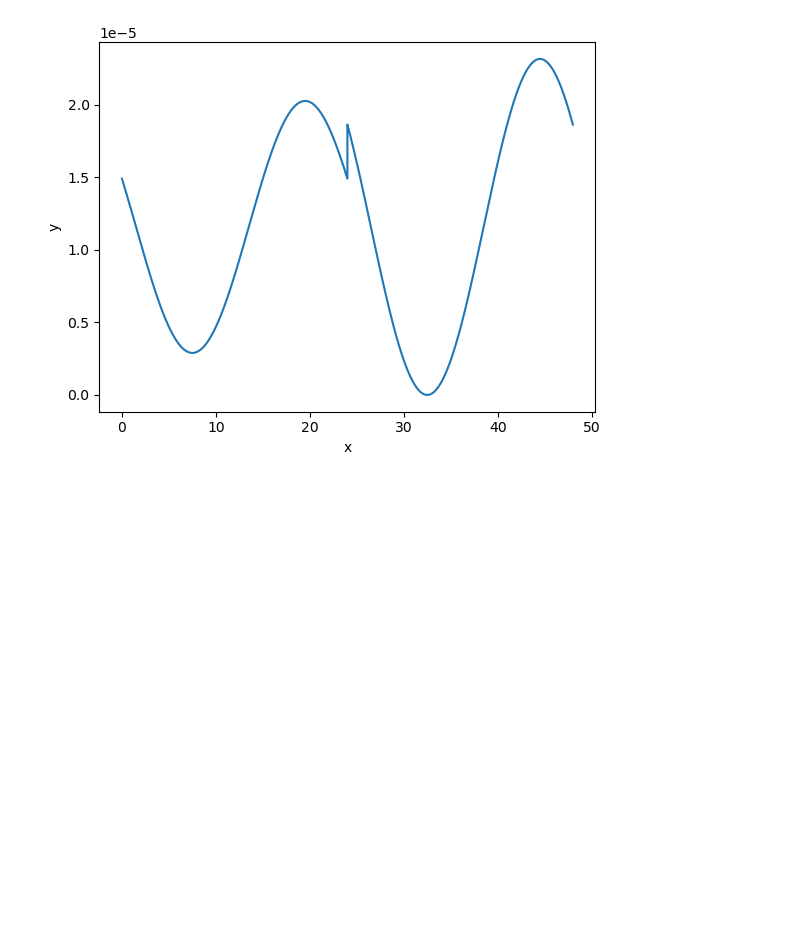
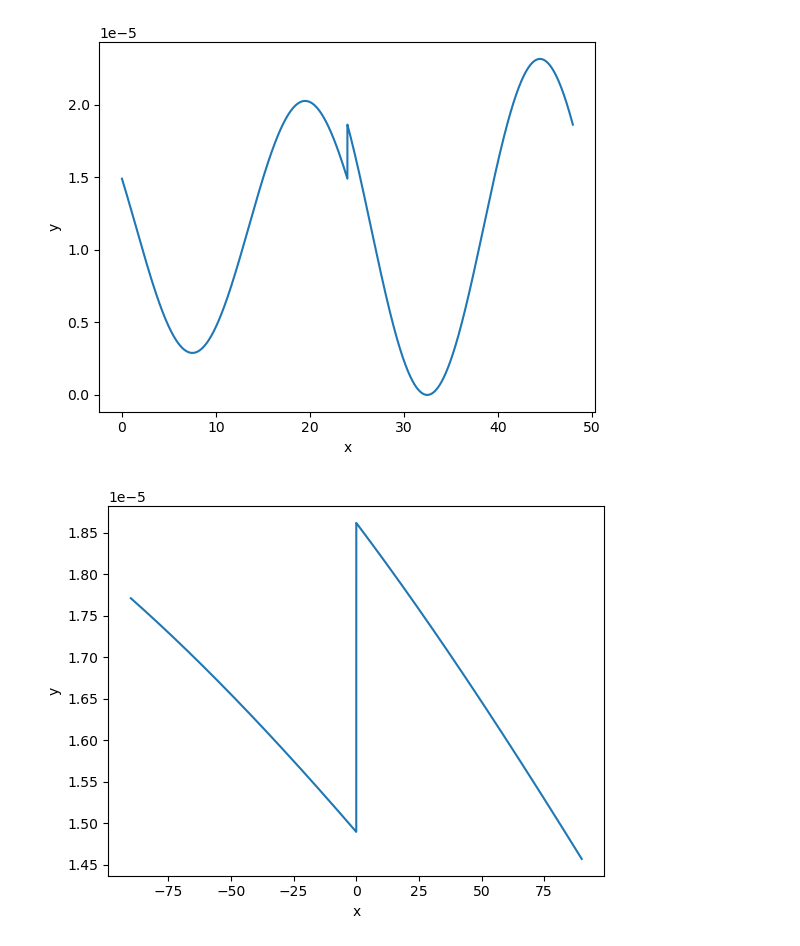
Before and after one commit to erikjhanson/ad-sims, a Jupyter notebook: activity-by-hour-notes.ipynb, the cells around one changed output. Saved outputs shown, nothing was run; the diff lists cells and outputs as text; code cells hidden in the pictures; blank space fills up the shorter version.

```diff
--- a/activity-by-hour-notes.ipynb
+++ b/activity-by-hour-notes.ipynb
@@ -421,6 +421,21 @@ y = np.append(daily_start_second_probs[4], daily_start_second_probs[5])
 plot_fn(x,y)
 # %% [output]
 [figure]
+# %%
+# Do a more detailed plot to show this
+
+n_seconds_around_day_end = 1800 * 3
+
+x2 = [n/60 for n in range(-n_seconds_around_day_end, n_seconds_around_day_end)]
+y2 = y[
+    SECONDS_IN_DAY-n_seconds_around_day_end
+    : SECONDS_IN_DAY+n_seconds_around_day_end
+]
+
+
+plot_fn(x2, y2)
+# %% [output]
+[figure, added]
 # %% [markdown]
 ### Blending notes
 
```
Also changed, not shown: parts of 3 cells of this notebook.
